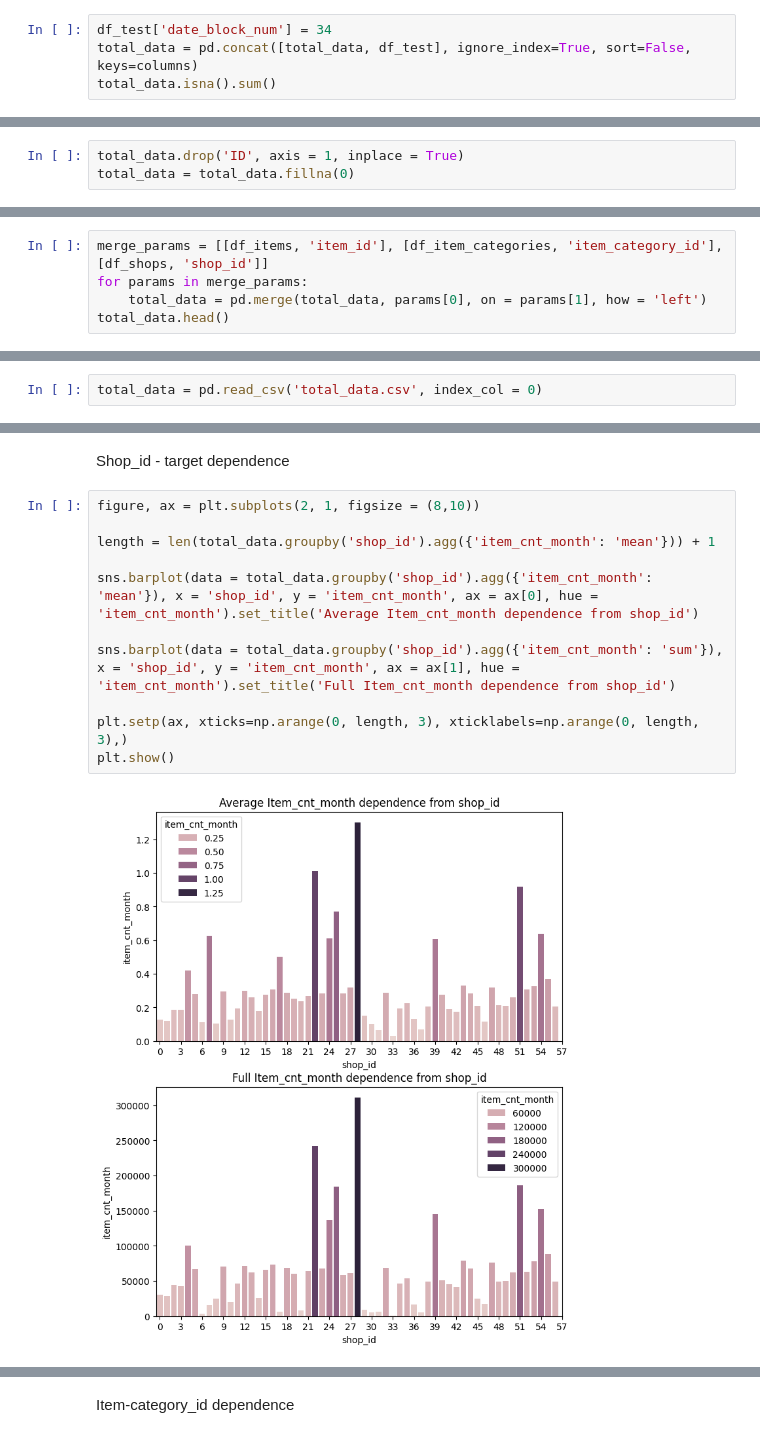
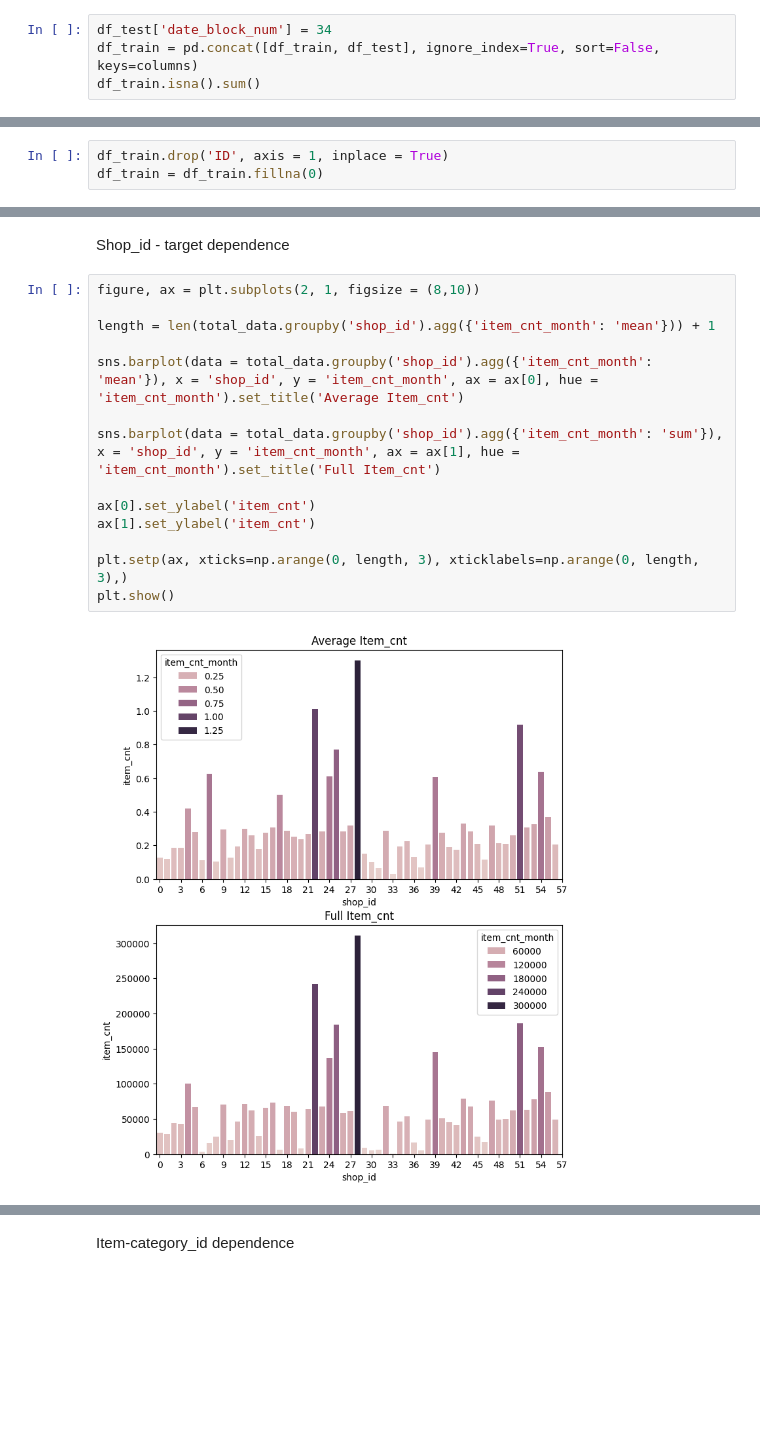
Before and after one commit to YPolina/Trainee, a Jupyter notebook: DS.ipynb, the cells around one changed output, grey strips where cells are left out. Drawn from its saved outputs; the diff is of its cells as text; blank space fills up the shorter version.

```diff
--- a/DS.ipynb
+++ b/DS.ipynb
@@ -372,8 +330,8 @@ total_data['item_cnt_month'] = total_data['item_cnt_month'].fillna(0)
 Completeness and Adding data from test set that not in our train set
 # %%
 df_test['date_block_num'] = 34
-total_data = pd.concat([total_data, df_test], ignore_index=True, sort=False, keys=columns)
-total_data.isna().sum()
+df_train = pd.concat([df_train, df_test], ignore_index=True, sort=False, keys=columns)
+df_train.isna().sum()
 # %% [output]
 date_block_num           0
 shop_id                  0
@@ -382,5 +341,5 @@ item_cnt_month      214200
 ID                10913804
 dtype: int64
 # %%
-total_data.drop('ID', axis = 1, inplace = True)
-total_data = total_data.fillna(0)
+df_train.drop('ID', axis = 1, inplace = True)
+df_train = df_train.fillna(0)
@@ -389,5 +345,0 @@ Integrity of data
-# %%
-merge_params = [[df_items, 'item_id'], [df_item_categories, 'item_category_id'], [df_shops, 'shop_id']]
-for params in merge_params:
-    total_data = pd.merge(total_data, params[0], on = params[1], how = 'left')
-total_data.head()
@@ -405,4 +353,2 @@ total_data.to_csv('total_data.csv')
 # %% [markdown]
 EDA
-# %%
-total_data = pd.read_csv('total_data.csv', index_col = 0)
@@ -448,13 +431,16 @@ Shop_id - target dependence
 # %%
 figure, ax = plt.subplots(2, 1, figsize = (8,10))
 
 length = len(total_data.groupby('shop_id').agg({'item_cnt_month': 'mean'})) + 1
 
-sns.barplot(data = total_data.groupby('shop_id').agg({'item_cnt_month': 'mean'}), x = 'shop_id', y = 'item_cnt_month', ax = ax[0], hue = 'item_cnt_month').set_title('Average Item_cnt_month dependence from shop_id')
+sns.barplot(data = total_data.groupby('shop_id').agg({'item_cnt_month': 'mean'}), x = 'shop_id', y = 'item_cnt_month', ax = ax[0], hue = 'item_cnt_month').set_title('Average Item_cnt')
 
-sns.barplot(data = total_data.groupby('shop_id').agg({'item_cnt_month': 'sum'}), x = 'shop_id', y = 'item_cnt_month', ax = ax[1], hue = 'item_cnt_month').set_title('Full Item_cnt_month dependence from shop_id')
+sns.barplot(data = total_data.groupby('shop_id').agg({'item_cnt_month': 'sum'}), x = 'shop_id', y = 'item_cnt_month', ax = ax[1], hue = 'item_cnt_month').set_title('Full Item_cnt')
+
+ax[0].set_ylabel('item_cnt')
+ax[1].set_ylabel('item_cnt')
 
 plt.setp(ax, xticks=np.arange(0, length, 3), xticklabels=np.arange(0, length, 3),)
 plt.show()
 # %% [output]
-[figure, old version]
+[figure, new version]
```
Also changed, not shown: parts of 84 cells of this notebook, 3 other files.
